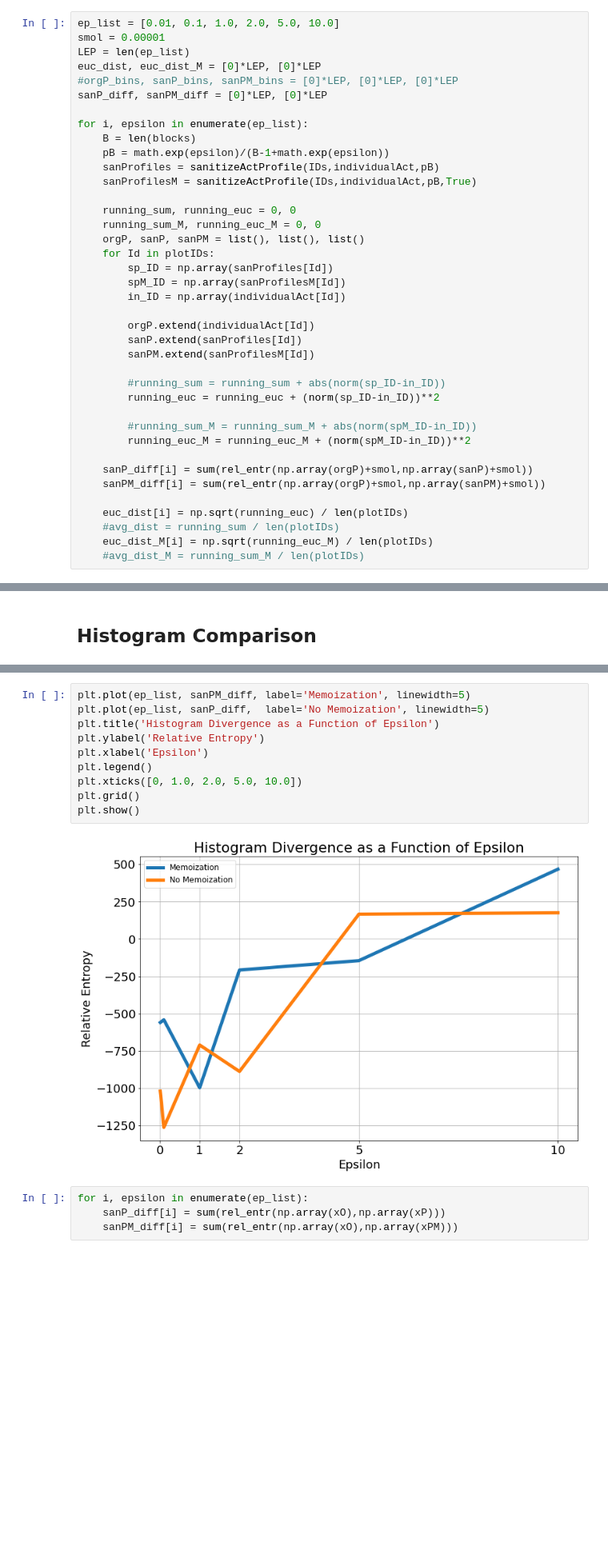
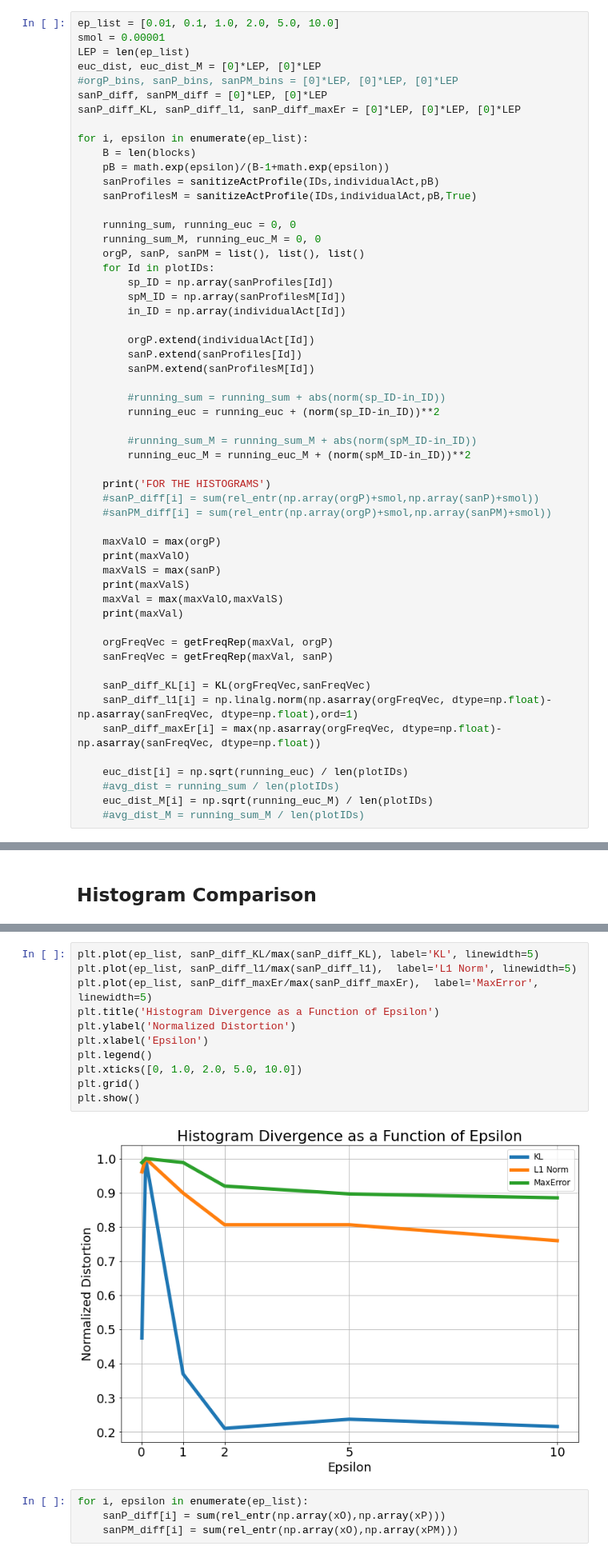
Before and after one commit to kdmalc/wearable-data-privacy, a Jupyter notebook: 080_Privacy_Mechanism_BlockRR.ipynb, the cells around one changed output, grey strips where cells are left out. Shown: that part at 80% size. Saved outputs shown, nothing was run; the diff lists cells and outputs as text; blank space fills up the shorter version.

Commit message:
Updated histogram distortion

```diff
--- a/080_Privacy_Mechanism_BlockRR.ipynb
+++ b/080_Privacy_Mechanism_BlockRR.ipynb
@@ -159,6 +179,7 @@ LEP = len(ep_list)
 euc_dist, euc_dist_M = [0]*LEP, [0]*LEP
 #orgP_bins, sanP_bins, sanPM_bins = [0]*LEP, [0]*LEP, [0]*LEP
 sanP_diff, sanPM_diff = [0]*LEP, [0]*LEP
+sanP_diff_KL, sanP_diff_l1, sanP_diff_maxEr = [0]*LEP, [0]*LEP, [0]*LEP
 
 for i, epsilon in enumerate(ep_list):
     B = len(blocks)
@@ -184,8 +205,23 @@ for i, epsilon in enumerate(ep_list):
         #running_sum_M = running_sum_M + abs(norm(spM_ID-in_ID))
         running_euc_M = running_euc_M + (norm(spM_ID-in_ID))**2
 
-    sanP_diff[i] = sum(rel_entr(np.array(orgP)+smol,np.array(sanP)+smol))
-    sanPM_diff[i] = sum(rel_entr(np.array(orgP)+smol,np.array(sanPM)+smol))
+    print('FOR THE HISTOGRAMS')
+    #sanP_diff[i] = sum(rel_entr(np.array(orgP)+smol,np.array(sanP)+smol))
+    #sanPM_diff[i] = sum(rel_entr(np.array(orgP)+smol,np.array(sanPM)+smol))
+
+    maxValO = max(orgP)
+    print(maxValO)
+    maxValS = max(sanP)
+    print(maxValS)
+    maxVal = max(maxValO,maxValS)
+    print(maxVal)
+
+    orgFreqVec = getFreqRep(maxVal, orgP)
+    sanFreqVec = getFreqRep(maxVal, sanP)
+
+    sanP_diff_KL[i] = KL(orgFreqVec,sanFreqVec)
+    sanP_diff_l1[i] = np.linalg.norm(np.asarray(orgFreqVec, dtype=np.float)-np.asarray(sanFreqVec, dtype=np.float),ord=1)
+    sanP_diff_maxEr[i] = max(np.asarray(orgFreqVec, dtype=np.float)-np.asarray(sanFreqVec, dtype=np.float))
 
     euc_dist[i] = np.sqrt(running_euc) / len(plotIDs)
     #avg_dist = running_sum / len(plotIDs)
@@ -260,15 +311,16 @@ sanP_diff
 # %%
-plt.plot(ep_list, sanPM_diff, label='Memoization', linewidth=5)
-plt.plot(ep_list, sanP_diff,  label='No Memoization', linewidth=5)
+plt.plot(ep_list, sanP_diff_KL/max(sanP_diff_KL), label='KL', linewidth=5)
+plt.plot(ep_list, sanP_diff_l1/max(sanP_diff_l1),  label='L1 Norm', linewidth=5)
+plt.plot(ep_list, sanP_diff_maxEr/max(sanP_diff_maxEr),  label='MaxError', linewidth=5)
 plt.title('Histogram Divergence as a Function of Epsilon')
-plt.ylabel('Relative Entropy')
+plt.ylabel('Normalized Distortion')
 plt.xlabel('Epsilon')
 plt.legend()
 plt.xticks([0, 1.0, 2.0, 5.0, 10.0])
 plt.grid()
 plt.show()
 # %% [output]
-[figure, old version]
+[figure, new version]
 # %%
 for i, epsilon in enumerate(ep_list):
     sanP_diff[i] = sum(rel_entr(np.array(xO),np.array(xP)))
```
Also changed, not shown: parts of 11 cells of this notebook, 1 other file.
